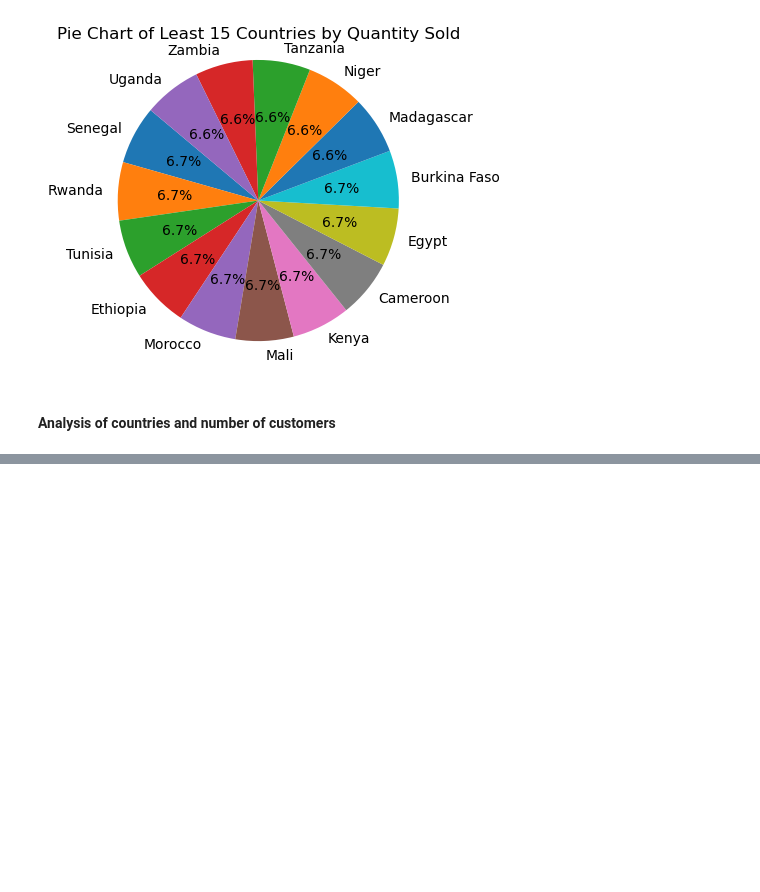
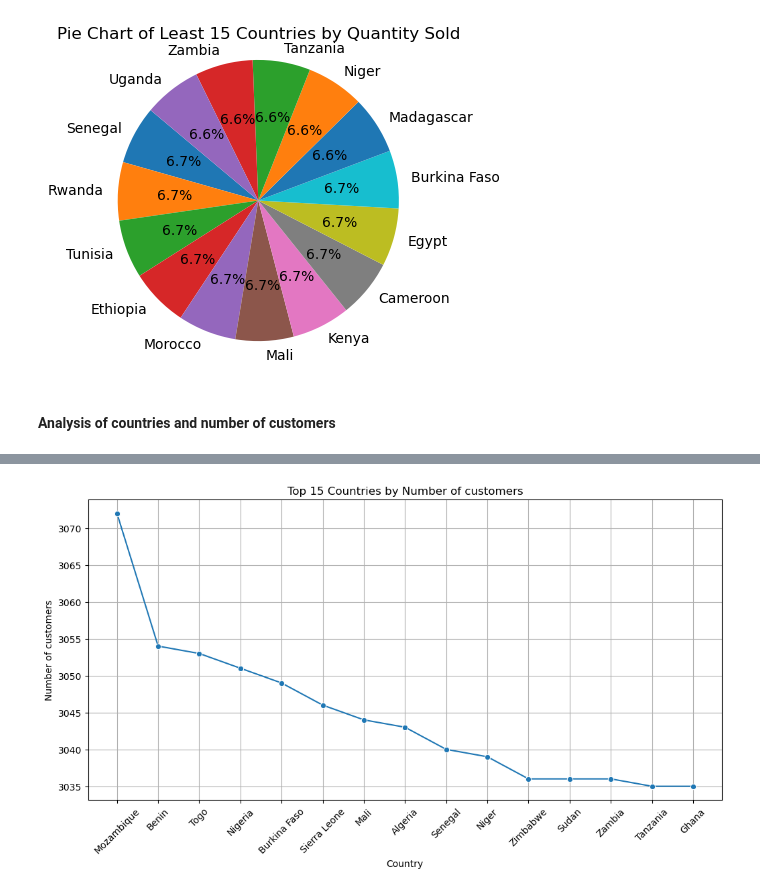
Before and after one commit to joachinhimself/Cohort-Analysis, a Jupyter notebook: Notebook/Cohort Analysis.ipynb, the cells around one changed output, grey strips where cells are left out. Saved outputs shown, nothing was run; the diff lists cells and outputs as text; code cells hidden in the pictures; blank space fills up the shorter version.

```diff
--- a/Notebook/Cohort Analysis.ipynb
+++ b/Notebook/Cohort Analysis.ipynb
@@ -264,0 +273,21 @@ country_to_customers.rename(columns = {"CustomerID" : "Number of customers"}, in
+# %%
+# Extract the Top 15 countries
+top_15_countries = country_to_customers.head(15)
+
+# Create a figure for visualization
+plt.figure(figsize=(20, 6))
+
+# Line plot for Top 15 Countries
+plt.subplot(1, 2, 1)
+sns.lineplot(data=top_15_countries, x='Country', y='Number of customers', marker='o')
+plt.title('Top 15 Countries by Number of customers')
+plt.xlabel('Country')
+plt.ylabel('Number of customers')
+plt.xticks(rotation=45)
+plt.grid()
+
+# Adjust layout and show the plots
+plt.tight_layout()
+plt.show()
+# %% [output]
+[figure, added]
```
Also changed, not shown: parts of 7 cells of this notebook.
